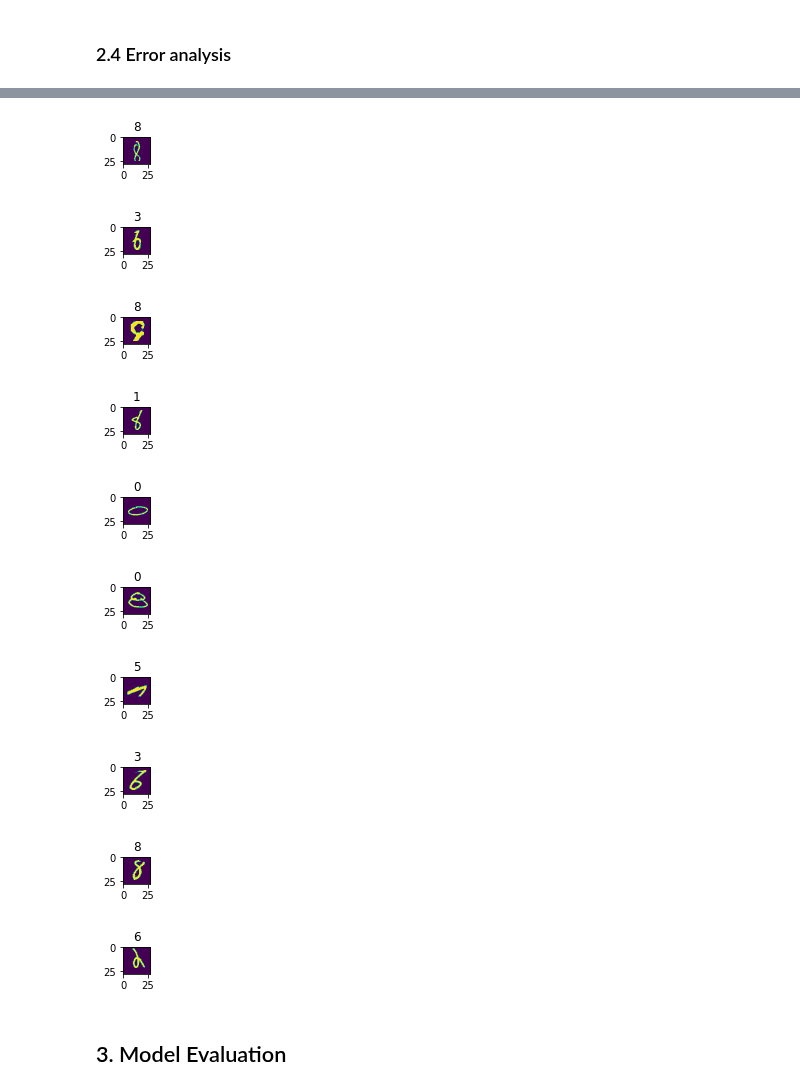
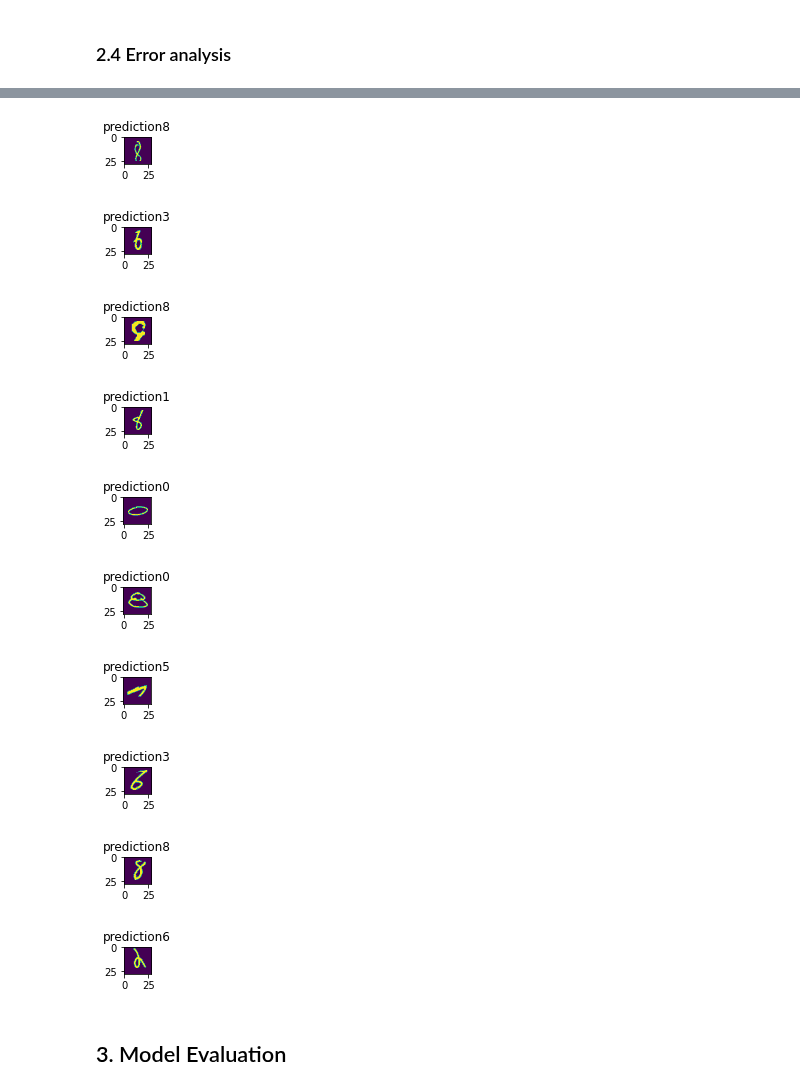
Before and after one commit to GlaIZier/digit-recongizer, a Jupyter notebook: notebooks/deep-learning-keras.ipynb, the cells around one changed output, grey strips where cells are left out. Cells and saved outputs as stored; diff of their text form; code cells hidden in the pictures.

Commit message:
Labels have been added to error analysis

```diff
--- a/notebooks/deep-learning-keras.ipynb
+++ b/notebooks/deep-learning-keras.ipynb
@@ -434,7 +434,7 @@ def analyse_confusing_predictions(predictions=basic_predictions, n_confused=10,
 
     if test_data is not None:
         for most_confusing_predictions_index in most_confused_predictions_indices:
-            plot_number(test_data.iloc[most_confusing_predictions_index, :].to_numpy().reshape(28, 28), label=np.argmax(basic_predictions[most_confusing_predictions_index]), size_inches=(0.5, 0.5))
+            plot_number(test_data.iloc[most_confusing_predictions_index, :].to_numpy().reshape(28, 28), label="prediction: " + str(np.argmax(basic_predictions[most_confusing_predictions_index])), size_inches=(0.5, 0.5))
 
 analyse_confusing_predictions(predictions=basic_predictions, test_data=args.raw_test)
 # %% [output]
@@ -445,26 +445,26 @@ analyse_confusing_predictions(predictions=basic_predictions, test_data=args.raw_
 [[2 8 9]
  [6 0 3]
  [9 3 8]
  [5 6 1]
  [6 5 0]
  [9 8 0]
  [7 3 5]
  [5 8 3]
 ... (9 lines left out)
  [0.07 0.36 0.38]
  [0.25 0.32 0.41]
  [0.28 0.42 0.29]
  [0.21 0.33 0.42]]
-[figure, old version]
+[figure, new version]
-[figure, old version]
+[figure, new version]
-[figure, old version]
+[figure, new version]
-[figure, old version]
+[figure, new version]
-[figure, old version]
+[figure, new version]
-[figure, old version]
+[figure, new version]
-[figure, old version]
+[figure, new version]
-[figure, old version]
+[figure, new version]
-[figure, old version]
+[figure, new version]
-[figure, old version]
+[figure, new version]
 # %%
 # print confusing numbers
 # %% [markdown]
```
Also changed, not shown: parts of 1 cell of this notebook.
